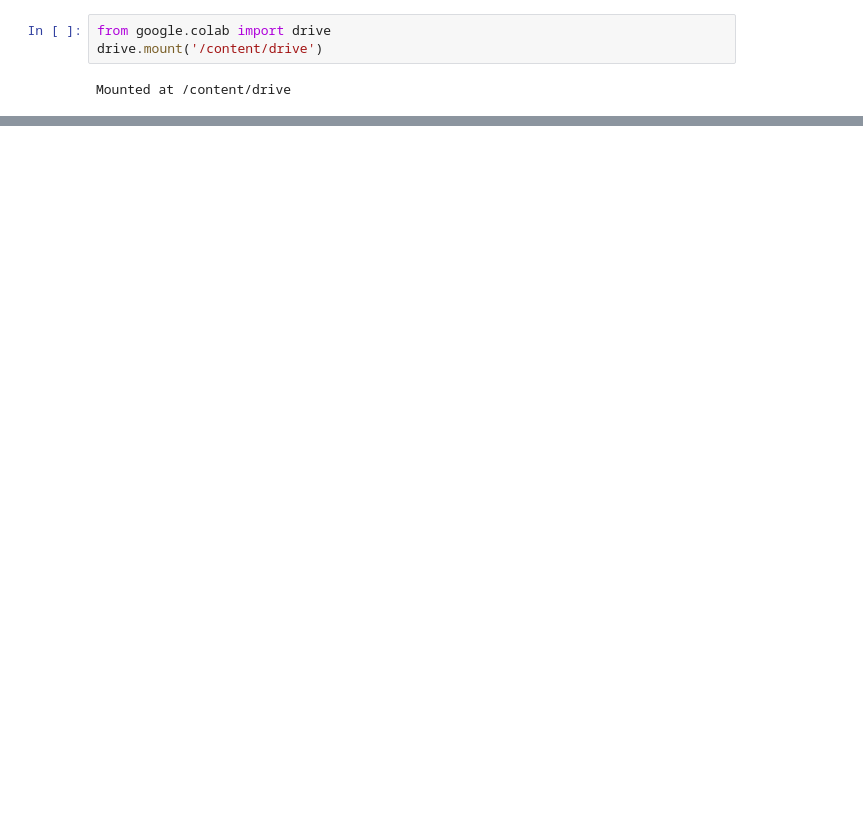
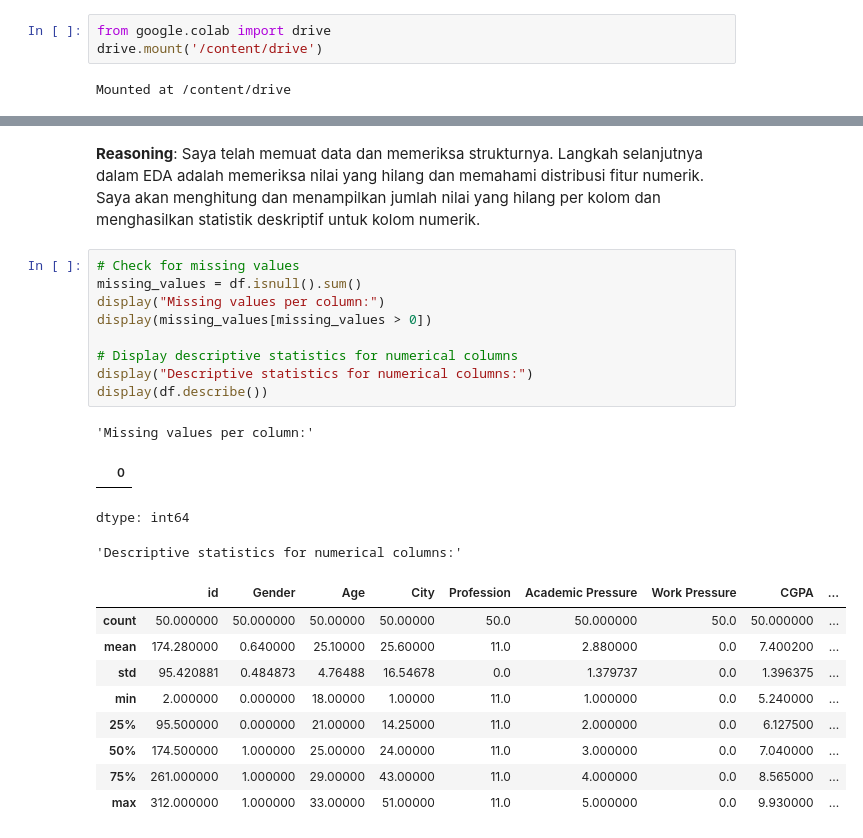
Before and after one commit to Elenanda/Repo2_MachineLearning, a Jupyter notebook: Depresi.ipynb, the cells around one changed output, grey strips where cells are left out. Saved outputs shown, nothing was run; the diff lists cells and outputs as text; blank space fills up the shorter version.

```diff
--- a/Depresi.ipynb
+++ b/Depresi.ipynb
@@ -81,0 +417,26 @@ plt.gca().spines[['top', 'right',]].set_visible(False)
+# %% [markdown]
+**Reasoning**:
+Saya telah memuat data dan memeriksa strukturnya. Langkah selanjutnya dalam EDA adalah memeriksa nilai yang hilang dan memahami distribusi fitur numerik. Saya akan menghitung dan menampilkan jumlah nilai yang hilang per kolom dan menghasilkan statistik deskriptif untuk kolom numerik.
+# %%
+# Check for missing values
+missing_values = df.isnull().sum()
+display("Missing values per column:")
+display(missing_values[missing_values > 0])
+
+# Display descriptive statistics for numerical columns
+display("Descriptive statistics for numerical columns:")
+display(df.describe())
+# %% [output]
+'Missing values per column:'
+|  | 0 |
+dtype: int64
+'Descriptive statistics for numerical columns:'
+|  | id | Gender | Age | City | Profession | Academic Pressure | Work Pressure | CGPA | ... |
+| count | 50.000000 | 50.000000 | 50.00000 | 50.00000 | 50.0 | 50.000000 | 50.0 | 50.000000 | ... |
+| mean | 174.280000 | 0.640000 | 25.10000 | 25.60000 | 11.0 | 2.880000 | 0.0 | 7.400200 | ... |
+| std | 95.420881 | 0.484873 | 4.76488 | 16.54678 | 0.0 | 1.379737 | 0.0 | 1.396375 | ... |
+| min | 2.000000 | 0.000000 | 18.00000 | 1.00000 | 11.0 | 1.000000 | 0.0 | 5.240000 | ... |
+| 25% | 95.500000 | 0.000000 | 21.00000 | 14.25000 | 11.0 | 2.000000 | 0.0 | 6.127500 | ... |
+| 50% | 174.500000 | 1.000000 | 25.00000 | 24.00000 | 11.0 | 3.000000 | 0.0 | 7.040000 | ... |
+| 75% | 261.000000 | 1.000000 | 29.00000 | 43.00000 | 11.0 | 4.000000 | 0.0 | 8.565000 | ... |
+| max | 312.000000 | 1.000000 | 33.00000 | 51.00000 | 11.0 | 5.000000 | 0.0 | 9.930000 | ... |
```
Also changed, not shown: parts of 79 cells of this notebook.
